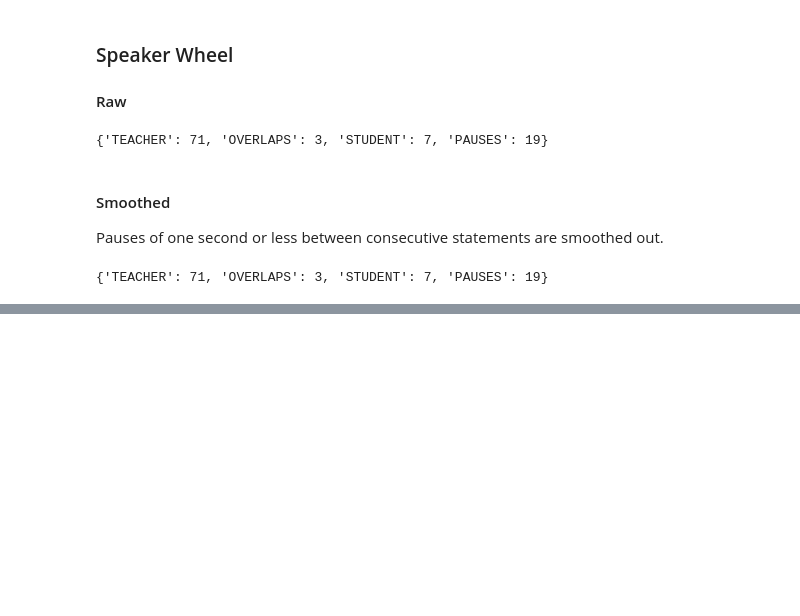
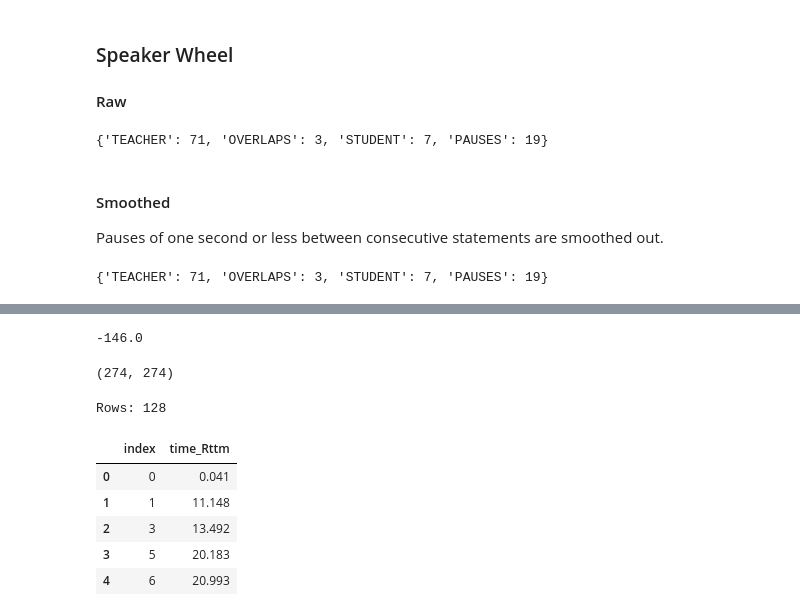
Before and after one commit to raybuhr/teacherprints, a Jupyter notebook: millisecond_index_with_analysis.ipynb, the cells around one changed output, grey strips where cells are left out. Saved outputs shown, nothing was run; the diff lists cells and outputs as text; code cells hidden in the pictures; blank space fills up the shorter version.

```diff
--- a/millisecond_index_with_analysis.ipynb
+++ b/millisecond_index_with_analysis.ipynb
@@ -764,0 +818,4 @@ sw_df_s
+# %%
+tshoot.where(tshoot["LABEL"]==lab).sum()["LABEL_NUM"]
+# %% [output]
+-146.0
@@ -764,0 +824,20 @@ sw_df_s
+# %%
+len(tshoot['START'].unique()), len(tshoot['START_ROUNDED'].unique())
+# tshoot[['START', 'START_ROUNDED']].head()
+# %% [output]
+(274, 274)
+# %%
+chiStartsRttm = tshoot[tshoot['LABEL']=='CHILD']['START_ROUNDED'] \
+    .reset_index() \
+    .rename(columns = {'START_ROUNDED': 'time_Rttm',
+                      })
+print(f'Rows: {len(chiStartsRttm)}')
+chiStartsRttm.head(5)
+# %% [output]
+Rows: 128
+|  | index | time_Rttm |
+| 0 | 0 | 0.041 |
+| 1 | 1 | 11.148 |
+| 2 | 3 | 13.492 |
+| 3 | 5 | 20.183 |
+| 4 | 6 | 20.993 |
```
Also changed, not shown: parts of 17 cells of this notebook.
